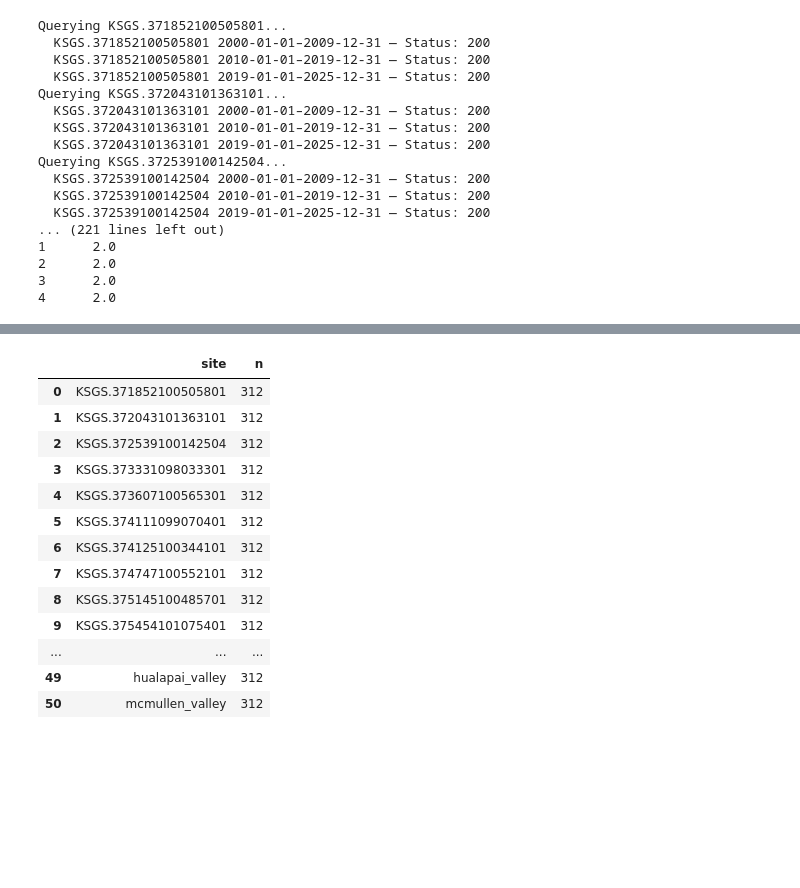
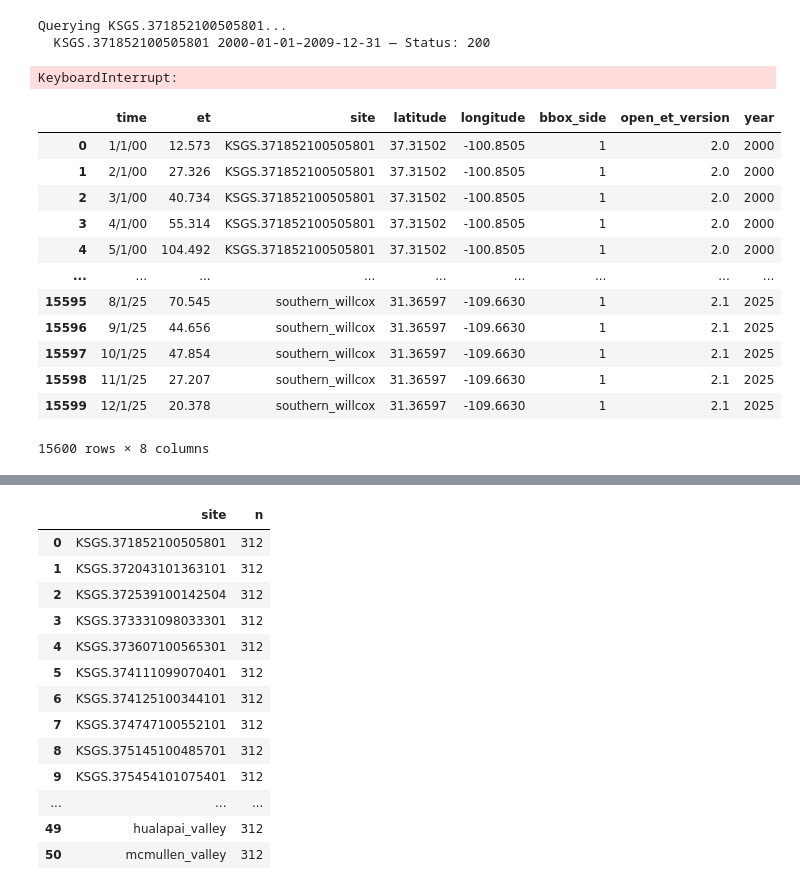
Before and after one commit to meds-AridGW/GW-depth-data-exploration, a Jupyter notebook: open-et-timeseries-practice.ipynb, the cells around one changed output, grey strips where cells are left out. Saved outputs shown, nothing was run; the diff lists cells and outputs as text; code cells hidden in the pictures; blank space fills up the shorter version.

```diff
--- a/open-et-timeseries-practice.ipynb
+++ b/open-et-timeseries-practice.ipynb
@@ -26,7 +20,7 @@ header = {"Authorization": "31WmFjhG0zzzyqT7LyXfuTS9sHopnzU90kxnLRFSPAuwE8w4N7kg
 # Set sites query parameter to site coordinates dictionary
 sites = site_coords
 
-# Select boundary box size
+# Select boundary box side length
 size_km = 1
 
 # Extract data sections less than 10 years as required by the API
@@ -39,7 +33,7 @@ date_ranges = [
 dfs = [] # Create empty dataframe
 
 # Create function to generate boundary box given coordinates and boundary box size
-def make_square_geometry(lat, lon, size_km=1):
+def make_square_geometry(lat, lon, size_km=size_km):
     half = size_km / 2
     lat_offset = half / 111.0
     lon_offset = half / (111.0 * np.cos(np.radians(lat)))
@@ -88,8 +82,8 @@ for name, (lat, lon) in sites.items():
         df["site"] = name
         df["latitude"] = lat
         df["longitude"] = lon
-        df["radius_km"] = size_km
-        df["version"] = version
+        df["bbox_side"] = size_km
+        df["open_et_version"] = version
         dfs.append(df)
 
 df_monthly = pd.concat(dfs, ignore_index=True) # Add new data as new observations in dataframe
@@ -97,18 +91,4 @@ print(df_monthly.head())
 # %% [output]
 Querying KSGS.371852100505801...
   KSGS.371852100505801 2000-01-01–2009-12-31 — Status: 200
-  KSGS.371852100505801 2010-01-01–2019-12-31 — Status: 200
-  KSGS.371852100505801 2019-01-01–2025-12-31 — Status: 200
-Querying KSGS.372043101363101...
-  KSGS.372043101363101 2000-01-01–2009-12-31 — Status: 200
-  KSGS.372043101363101 2010-01-01–2019-12-31 — Status: 200
-  KSGS.372043101363101 2019-01-01–2025-12-31 — Status: 200
-Querying KSGS.372539100142504...
-  KSGS.372539100142504 2000-01-01–2009-12-31 — Status: 200
-  KSGS.372539100142504 2010-01-01–2019-12-31 — Status: 200
-  KSGS.372539100142504 2019-01-01–2025-12-31 — Status: 200
-... (221 lines left out)
-1      2.0
-2      2.0
-3      2.0
-4      2.0
+KeyboardInterrupt:
@@ -115,2 +99,18 @@ Querying KSGS.372539100142504...
+# %%
+df_monthly
+# %% [output]
+|  | time | et | site | latitude | longitude | bbox_side | open_et_version | year |
+| 0 | 1/1/00 | 12.573 | KSGS.371852100505801 | 37.31502 | -100.8505 | 1 | 2.0 | 2000 |
+| 1 | 2/1/00 | 27.326 | KSGS.371852100505801 | 37.31502 | -100.8505 | 1 | 2.0 | 2000 |
+| 2 | 3/1/00 | 40.734 | KSGS.371852100505801 | 37.31502 | -100.8505 | 1 | 2.0 | 2000 |
+| 3 | 4/1/00 | 55.314 | KSGS.371852100505801 | 37.31502 | -100.8505 | 1 | 2.0 | 2000 |
+| 4 | 5/1/00 | 104.492 | KSGS.371852100505801 | 37.31502 | -100.8505 | 1 | 2.0 | 2000 |
+| ... | ... | ... | ... | ... | ... | ... | ... | ... |
+| 15595 | 8/1/25 | 70.545 | southern_willcox | 31.36597 | -109.6630 | 1 | 2.1 | 2025 |
+| 15596 | 9/1/25 | 44.656 | southern_willcox | 31.36597 | -109.6630 | 1 | 2.1 | 2025 |
+| 15597 | 10/1/25 | 47.854 | southern_willcox | 31.36597 | -109.6630 | 1 | 2.1 | 2025 |
+| 15598 | 11/1/25 | 27.207 | southern_willcox | 31.36597 | -109.6630 | 1 | 2.1 | 2025 |
+| 15599 | 12/1/25 | 20.378 | southern_willcox | 31.36597 | -109.6630 | 1 | 2.1 | 2025 |
+15600 rows × 8 columns
 # %%
 # Convert time column to datetime, extract year
```
Also changed, not shown: parts of 21 cells of this notebook, 5 other files.
